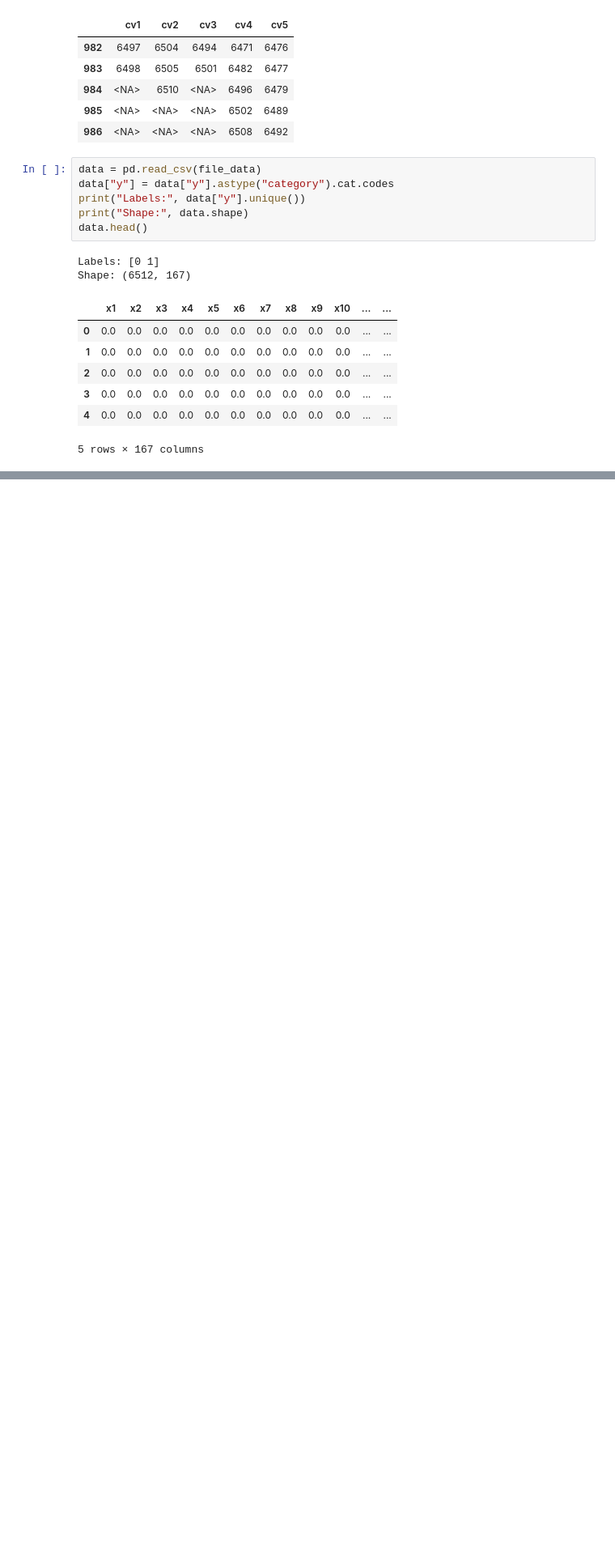
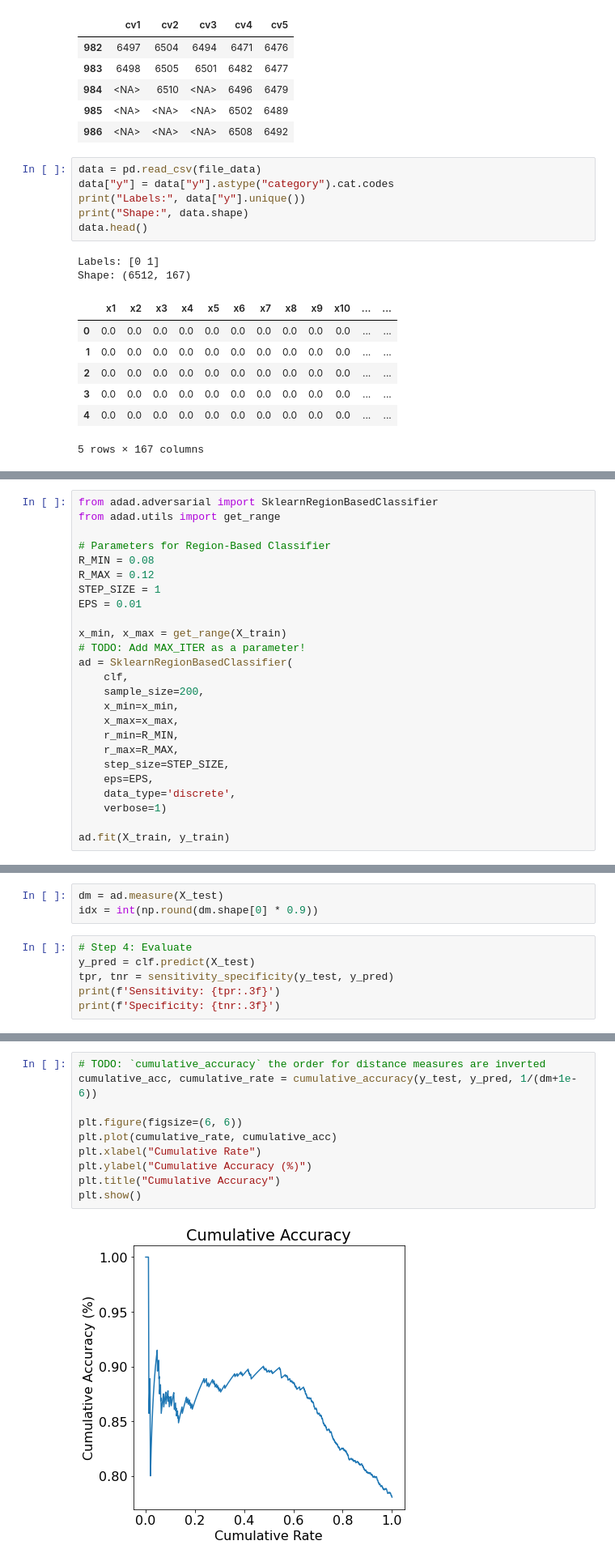
Before and after one commit to bonjuruu/applicabilityDomain, a Jupyter notebook: demo/pipeline_temp.ipynb, the cells around one changed output, grey strips where cells are left out. Shown at 81% size. Drawn from its saved outputs; the diff is of its cells as text; blank space fills up the shorter version.

Commit message:
[Demo] Completed demo pipeline for Region-Based classifier

```diff
--- a/demo/pipeline_temp.ipynb
+++ b/demo/pipeline_temp.ipynb
@@ -80,0 +134,25 @@ Shape: (6512, 167)
+# %%
+from adad.adversarial import SklearnRegionBasedClassifier
+from adad.utils import get_range
+
+# Parameters for Region-Based Classifier
+R_MIN = 0.08
+R_MAX = 0.12
+STEP_SIZE = 1
+EPS = 0.01
+
+x_min, x_max = get_range(X_train)
+# TODO: Add MAX_ITER as a parameter!
+ad = SklearnRegionBasedClassifier(
+    clf,
+    sample_size=200,
+    x_min=x_min,
+    x_max=x_max,
+    r_min=R_MIN,
+    r_max=R_MAX,
+    step_size=STEP_SIZE,
+    eps=EPS,
+    data_type='discrete',
+    verbose=1)
+
+ad.fit(X_train, y_train)
@@ -80,0 +167,9 @@ Shape: (6512, 167)
+# %%
+dm = ad.measure(X_test)
+idx = int(np.round(dm.shape[0] * 0.9))
+# %%
+# Step 4: Evaluate
+y_pred = clf.predict(X_test)
+tpr, tnr = sensitivity_specificity(y_test, y_pred)
+print(f'Sensitivity: {tpr:.3f}')
+print(f'Specificity: {tnr:.3f}')
@@ -80,0 +179,12 @@ Shape: (6512, 167)
+# %%
+# TODO: `cumulative_accuracy` the order for distance measures are inverted
+cumulative_acc, cumulative_rate = cumulative_accuracy(y_test, y_pred, 1/(dm+1e-6))
+
+plt.figure(figsize=(6, 6))
+plt.plot(cumulative_rate, cumulative_acc)
+plt.xlabel("Cumulative Rate")
+plt.ylabel("Cumulative Accuracy (%)")
+plt.title("Cumulative Accuracy")
+plt.show()
+# %% [output]
+[figure, added]
```
Also changed, not shown: parts of 19 cells of this notebook.
